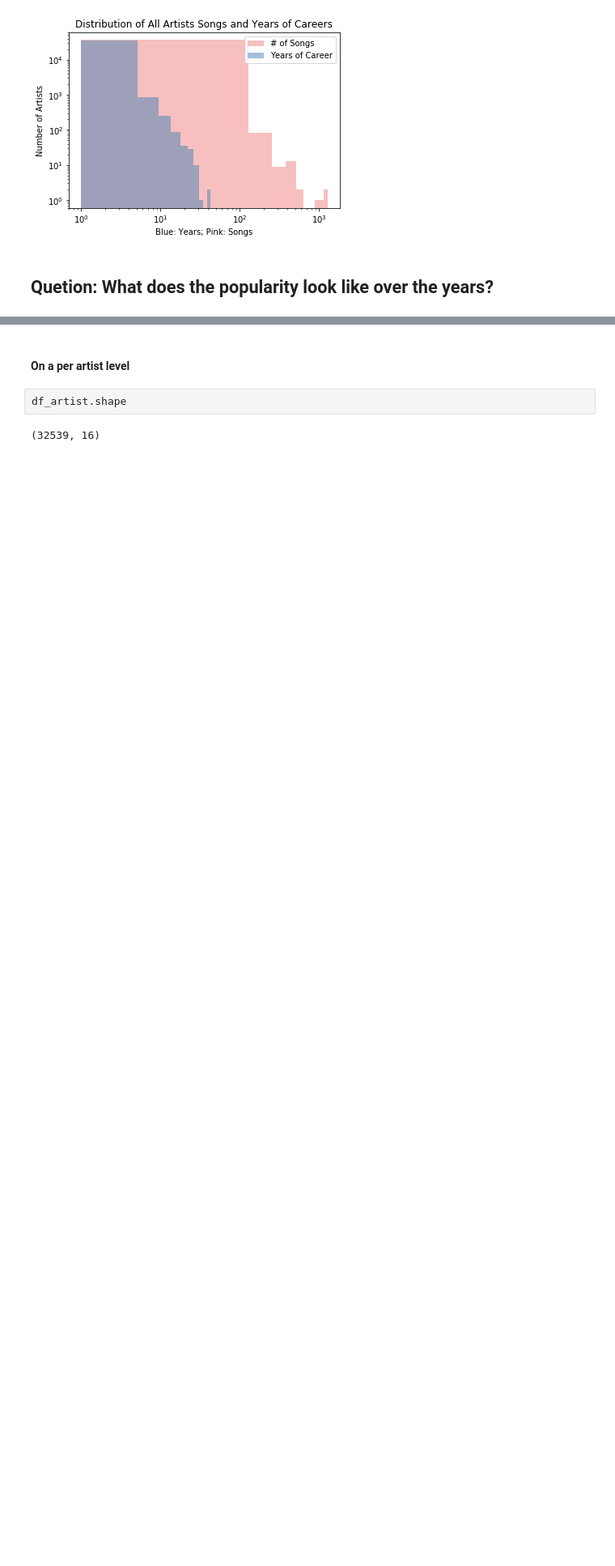
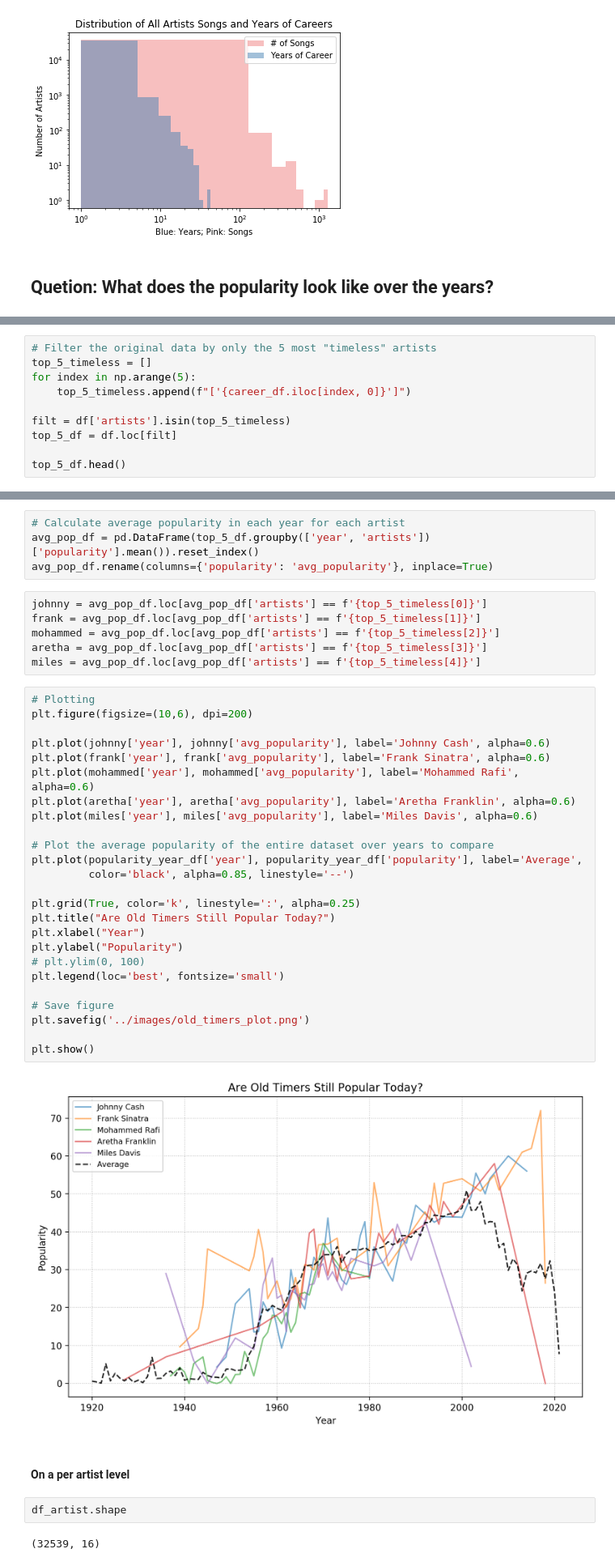
Before and after one commit to ztcnrh/Spotify-Music-Analysis, a Jupyter notebook: analysis/exploration_descriptive_analysis.ipynb, the cells around one changed output, grey strips where cells are left out. Shown at 81% size. Cells and saved outputs as stored; diff of their text form; blank space fills up the shorter version.

```diff
--- a/analysis/exploration_descriptive_analysis.ipynb
+++ b/analysis/exploration_descriptive_analysis.ipynb
@@ -163,0 +167,10 @@ plt.savefig('../images/avg_pop_over_years.png')
+# %%
+# Filter the original data by only the 5 most "timeless" artists
+top_5_timeless = []
+for index in np.arange(5):
+    top_5_timeless.append(f"['{career_df.iloc[index, 0]}']")
+
+filt = df['artists'].isin(top_5_timeless)
+top_5_df = df.loc[filt]
+
+top_5_df.head()
@@ -164,3 +184,40 @@ plt.savefig('../images/avg_pop_over_years.png')
+# %%
+# Calculate average popularity in each year for each artist
+avg_pop_df = pd.DataFrame(top_5_df.groupby(['year', 'artists'])['popularity'].mean()).reset_index()
+avg_pop_df.rename(columns={'popularity': 'avg_popularity'}, inplace=True)
+# %%
+johnny = avg_pop_df.loc[avg_pop_df['artists'] == f'{top_5_timeless[0]}']
+frank = avg_pop_df.loc[avg_pop_df['artists'] == f'{top_5_timeless[1]}']
+mohammed = avg_pop_df.loc[avg_pop_df['artists'] == f'{top_5_timeless[2]}']
+aretha = avg_pop_df.loc[avg_pop_df['artists'] == f'{top_5_timeless[3]}']
+miles = avg_pop_df.loc[avg_pop_df['artists'] == f'{top_5_timeless[4]}']
+# %%
+# Plotting
+plt.figure(figsize=(10,6), dpi=200)
+
+plt.plot(johnny['year'], johnny['avg_popularity'], label='Johnny Cash', alpha=0.6)
+plt.plot(frank['year'], frank['avg_popularity'], label='Frank Sinatra', alpha=0.6)
+plt.plot(mohammed['year'], mohammed['avg_popularity'], label='Mohammed Rafi', alpha=0.6)
+plt.plot(aretha['year'], aretha['avg_popularity'], label='Aretha Franklin', alpha=0.6)
+plt.plot(miles['year'], miles['avg_popularity'], label='Miles Davis', alpha=0.6)
+
+# Plot the average popularity of the entire dataset over years to compare
+plt.plot(popularity_year_df['year'], popularity_year_df['popularity'], label='Average',
+         color='black', alpha=0.85, linestyle='--')
+
+plt.grid(True, color='k', linestyle=':', alpha=0.25)
+plt.title("Are Old Timers Still Popular Today?")
+plt.xlabel("Year")
+plt.ylabel("Popularity")
+# plt.ylim(0, 100)
+plt.legend(loc='best', fontsize='small')
+
+# Save figure
+plt.savefig('../images/old_timers_plot.png')
+
+plt.show()
+# %% [output]
+[figure, added]
 # %% [markdown]
 #### On a per artist level
 # %%
```
Also changed, not shown: parts of 4 cells of this notebook, 2 other files.
